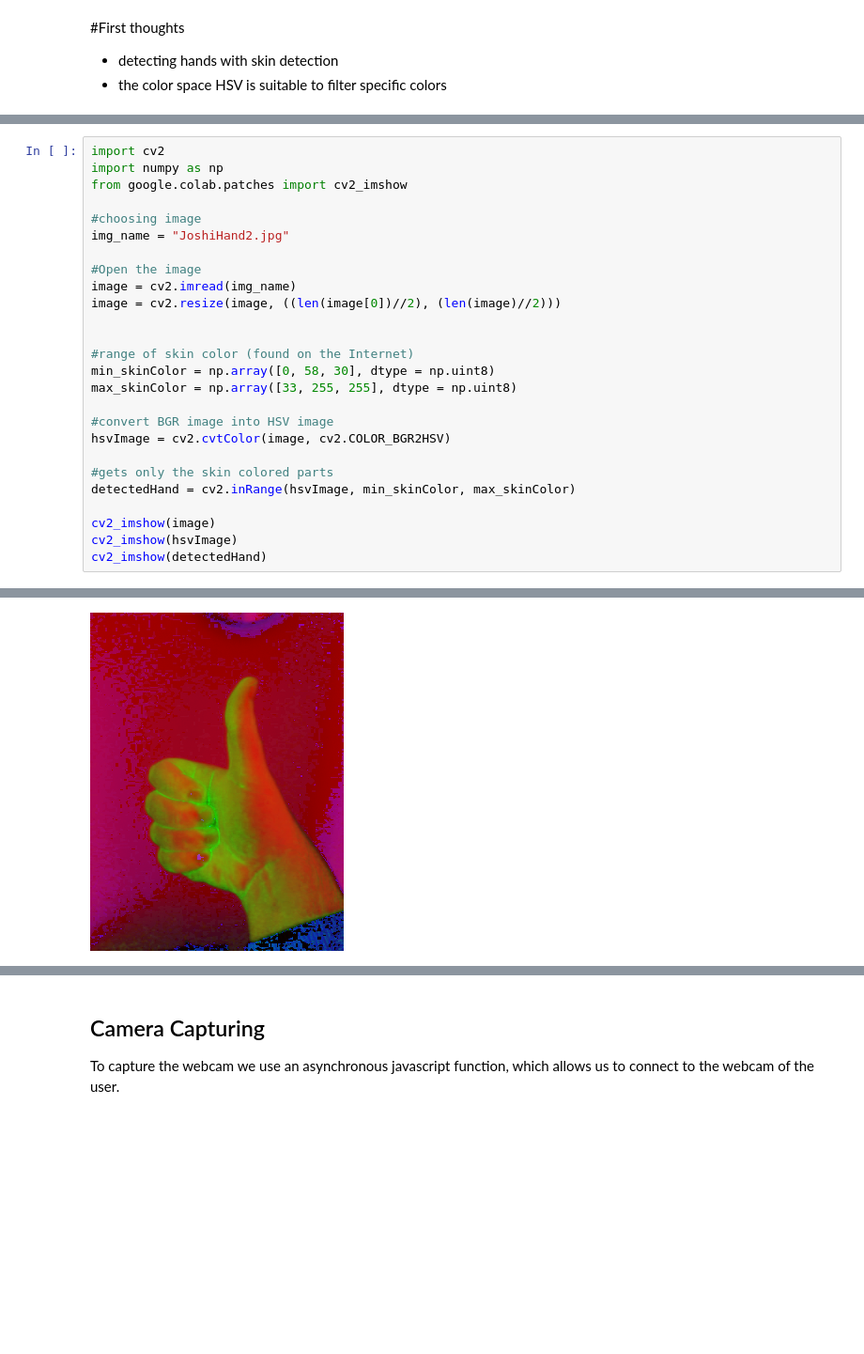
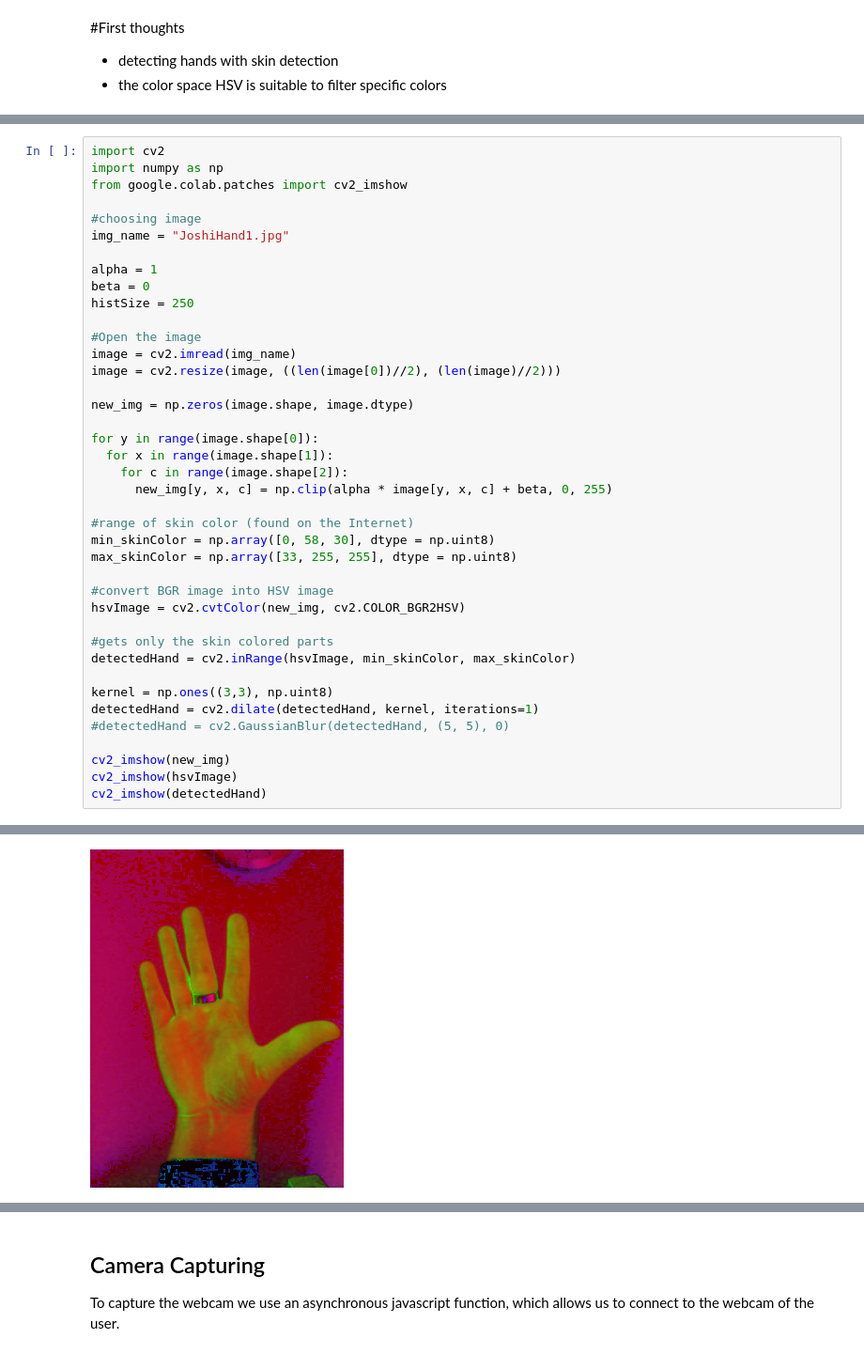
Before and after one commit to uol-mediaprocessing-201920/group-projects-hand-gesture, a Jupyter notebook: main_Hand_Gestures.ipynb, the cells around one changed output, grey strips where cells are left out. Shown at 94% size. Drawn from its saved outputs; the diff is of its cells as text; blank space fills up the shorter version.

```diff
--- a/main_Hand_Gestures.ipynb
+++ b/main_Hand_Gestures.ipynb
@@ -113,24 +113,38 @@ import numpy as np
 from google.colab.patches import cv2_imshow
 
 #choosing image
-img_name = "JoshiHand2.jpg"
+img_name = "JoshiHand1.jpg"
+
+alpha = 1
+beta = 0
+histSize = 250
 
 #Open the image
 image = cv2.imread(img_name)
 image = cv2.resize(image, ((len(image[0])//2), (len(image)//2)))
 
+new_img = np.zeros(image.shape, image.dtype)
+
+for y in range(image.shape[0]):
+  for x in range(image.shape[1]):
+    for c in range(image.shape[2]):
+      new_img[y, x, c] = np.clip(alpha * image[y, x, c] + beta, 0, 255)
 
 #range of skin color (found on the Internet)
 min_skinColor = np.array([0, 58, 30], dtype = np.uint8)
 max_skinColor = np.array([33, 255, 255], dtype = np.uint8)
 
 #convert BGR image into HSV image
-hsvImage = cv2.cvtColor(image, cv2.COLOR_BGR2HSV)
+hsvImage = cv2.cvtColor(new_img, cv2.COLOR_BGR2HSV)
 
 #gets only the skin colored parts
 detectedHand = cv2.inRange(hsvImage, min_skinColor, max_skinColor)
 
-cv2_imshow(image)
+kernel = np.ones((3,3), np.uint8)
+detectedHand = cv2.dilate(detectedHand, kernel, iterations=1)
+#detectedHand = cv2.GaussianBlur(detectedHand, (5, 5), 0)
+
+cv2_imshow(new_img)
 cv2_imshow(hsvImage)
 cv2_imshow(detectedHand)
 # %% [output]
@@ -138 +152 @@ cv2_imshow(detectedHand)
-[figure, old version]
+[figure, new version]
```
Also changed, not shown: parts of 4 cells of this notebook.
